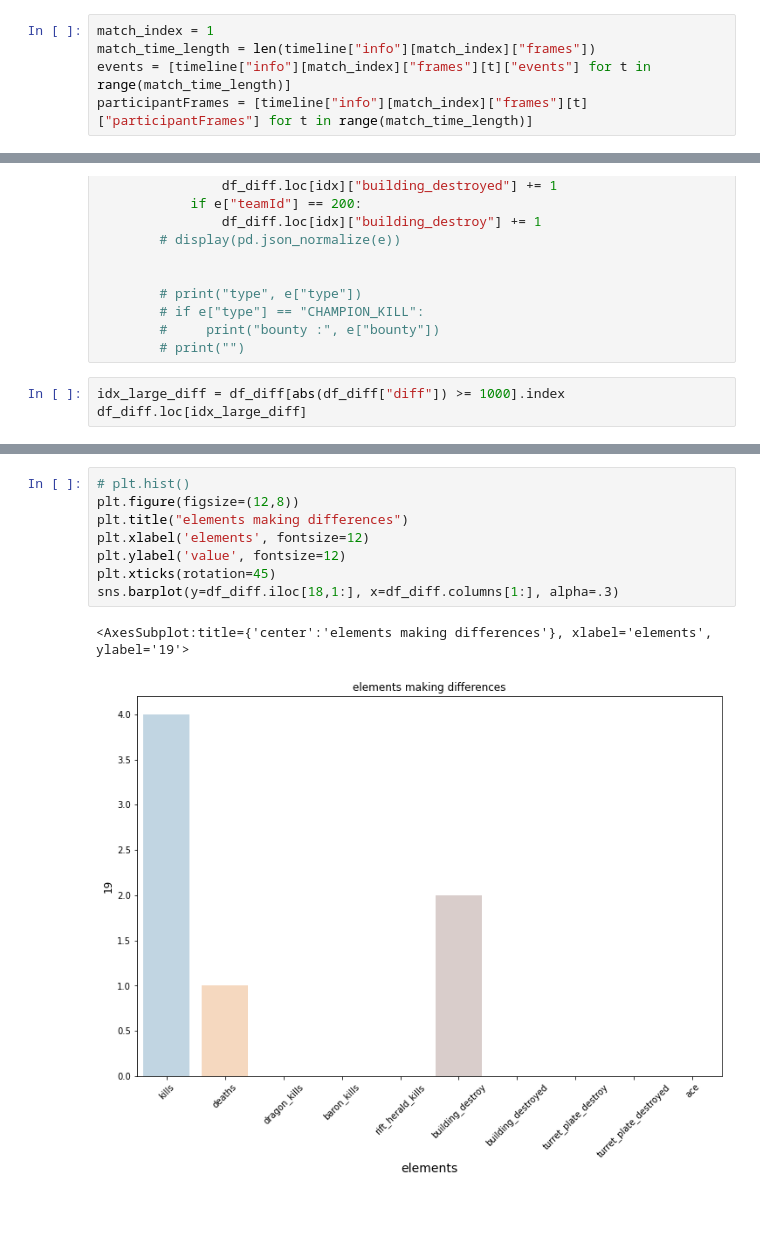
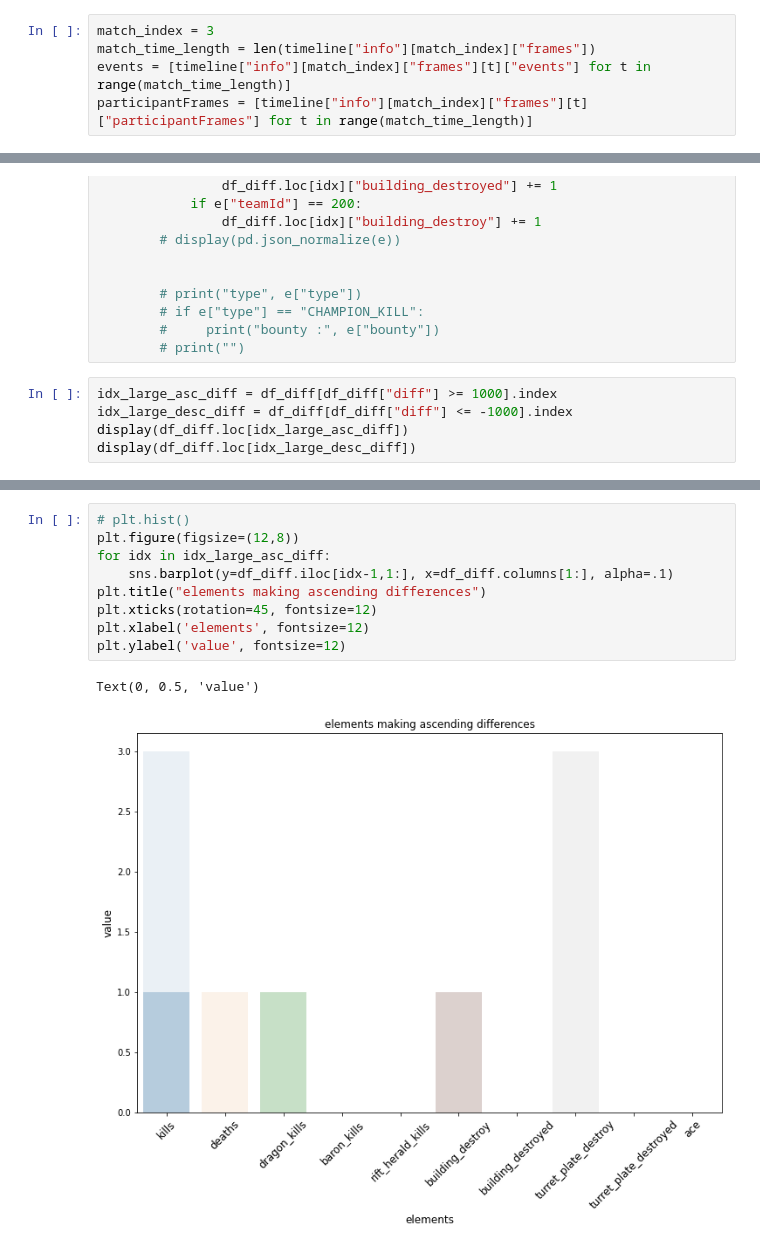
Before and after one commit to uowol/Project_LoLStatistics, a Jupyter notebook: GOLD.ipynb, the cells around one changed output, grey strips where cells are left out. Cells and saved outputs as stored; diff of their text form; blank space fills up the shorter version.

```diff
--- a/GOLD.ipynb
+++ b/GOLD.ipynb
@@ -11,7 +11,7 @@ timeline = pd.read_json("data/{name}/timeline.json".format(name=summoner_name))
 match_length = len(timeline)
 metadata = pd.concat([pd.json_normalize(timeline["metadata"][match_idx]).iloc[:,1:] for match_idx in range(match_length)]).reset_index()
 # %%
-match_index = 1
+match_index = 3
 match_time_length = len(timeline["info"][match_index]["frames"])
 events = [timeline["info"][match_index]["frames"][t]["events"] for t in range(match_time_length)]
 participantFrames = [timeline["info"][match_index]["frames"][t]["participantFrames"] for t in range(match_time_length)]
@@ -153,7 +144,9 @@ for idx in range(1, match_time_length):
         #     print("bounty :", e["bounty"])
         # print("")
 # %%
-idx_large_diff = df_diff[abs(df_diff["diff"]) >= 1000].index
-df_diff.loc[idx_large_diff]
+idx_large_asc_diff = df_diff[df_diff["diff"] >= 1000].index
+idx_large_desc_diff = df_diff[df_diff["diff"] <= -1000].index
+display(df_diff.loc[idx_large_asc_diff])
+display(df_diff.loc[idx_large_desc_diff])
 # %% [output]
 |  | diff | kills | deaths | dragon_kills | baron_kills | rift_herald_kills | building_destroy | ... |
@@ -166,11 +168,12 @@ df_diff.loc[idx_large_diff]
 # %%
 # plt.hist()
 plt.figure(figsize=(12,8))
-plt.title("elements making differences")
+for idx in idx_large_asc_diff:
+    sns.barplot(y=df_diff.iloc[idx-1,1:], x=df_diff.columns[1:], alpha=.1)
+plt.title("elements making ascending differences")
+plt.xticks(rotation=45, fontsize=12)
 plt.xlabel('elements', fontsize=12)
 plt.ylabel('value', fontsize=12)
-plt.xticks(rotation=45)
-sns.barplot(y=df_diff.iloc[18,1:], x=df_diff.columns[1:], alpha=.3)
 # %% [output]
-<AxesSubplot:title={'center':'elements making differences'}, xlabel='elements', ylabel='19'>
+Text(0, 0.5, 'value')
-[figure, old version]
+[figure, new version]
```
Also changed, not shown: parts of 8 cells of this notebook.
